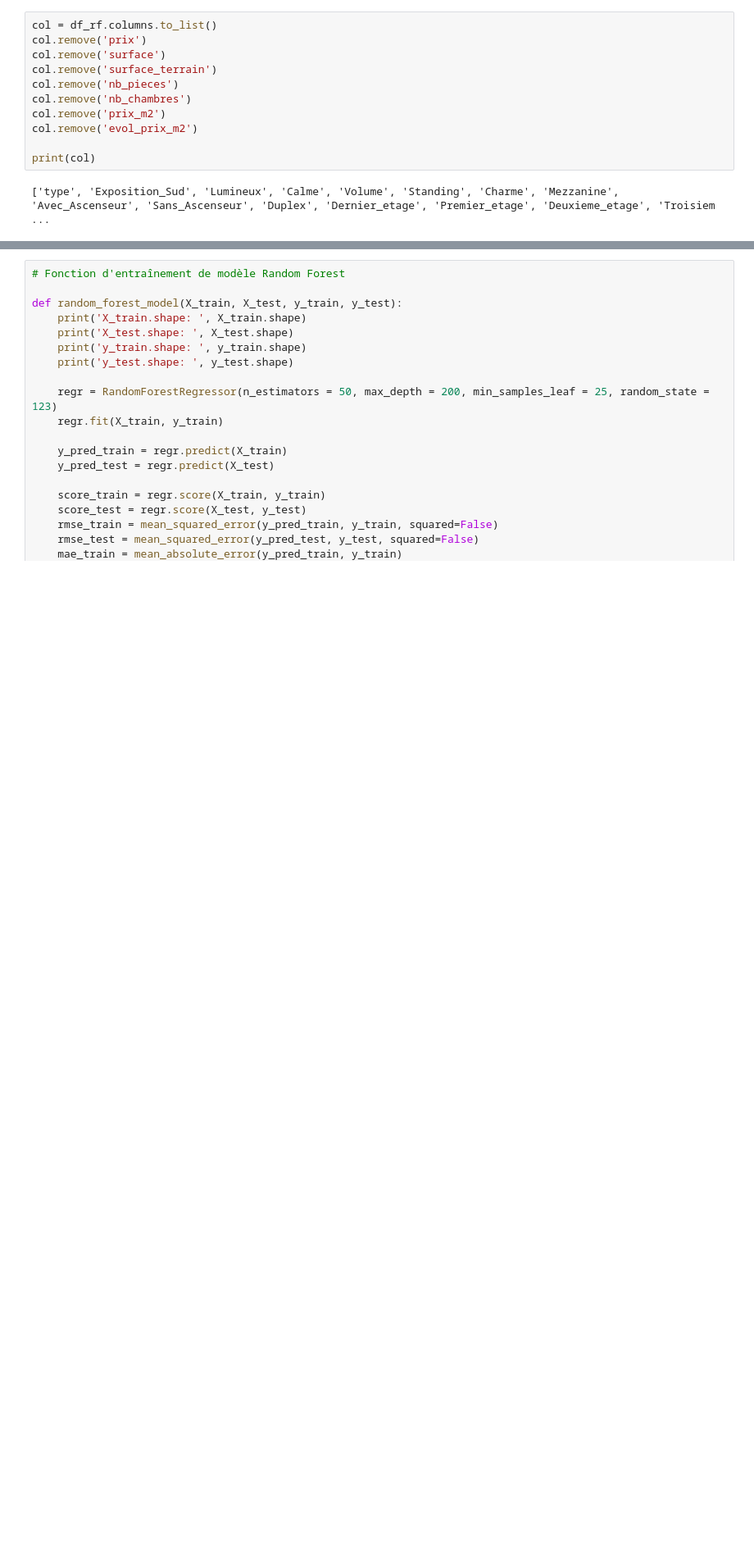
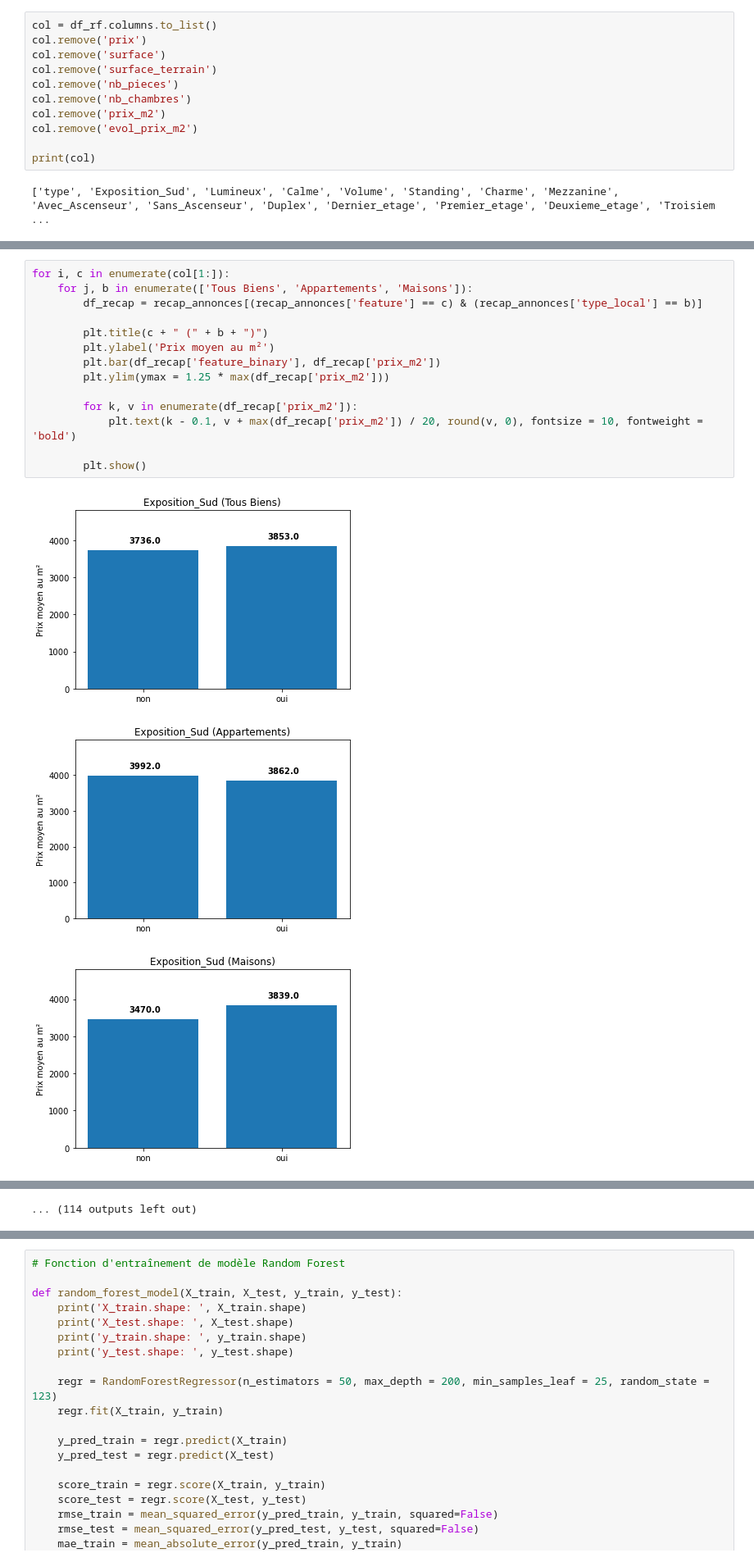
Before and after one commit to avr21continudsimmo/projet_immo, a Jupyter notebook: 10 - Extraction NER à partir des annonces NLP.ipynb, the cells around one changed output, grey strips where cells are left out. Shown at 82% size. Cells and saved outputs as stored; diff of their text form; blank space fills up the shorter version.

```diff
--- a/10 - Extraction NER à partir des annonces NLP.ipynb
+++ b/10 - Extraction NER à partir des annonces NLP.ipynb
@@ -535,0 +584,18 @@ print(col)
+# %%
+for i, c in enumerate(col[1:]):
+    for j, b in enumerate(['Tous Biens', 'Appartements', 'Maisons']):
+        df_recap = recap_annonces[(recap_annonces['feature'] == c) & (recap_annonces['type_local'] == b)]
+
+        plt.title(c + " (" + b + ")")
+        plt.ylabel('Prix moyen au m²')
+        plt.bar(df_recap['feature_binary'], df_recap['prix_m2'])
+        plt.ylim(ymax = 1.25 * max(df_recap['prix_m2']))
+
+        for k, v in enumerate(df_recap['prix_m2']):
+            plt.text(k - 0.1, v + max(df_recap['prix_m2']) / 20, round(v, 0), fontsize = 10, fontweight = 'bold')
+
+        plt.show()
+# %% [output]
+[figure, added]
+[figure, added]
+[figure, added]
@@ -536,3 +611,4 @@ print(col)
+... (114 outputs left out)
 # %%
 # Affichage de l'influence des features sur le prix au m²
 
```
Also changed, not shown: parts of 22 cells of this notebook, 3 other files.
